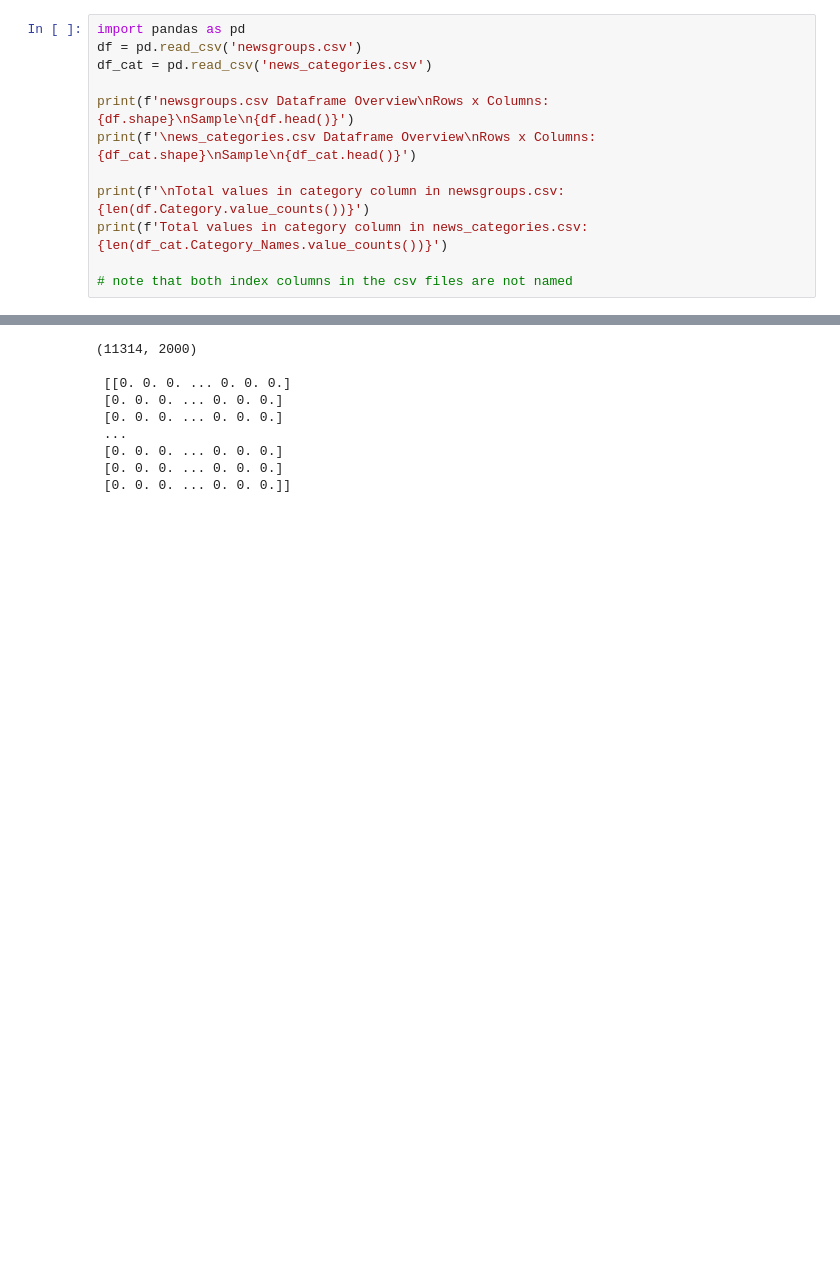
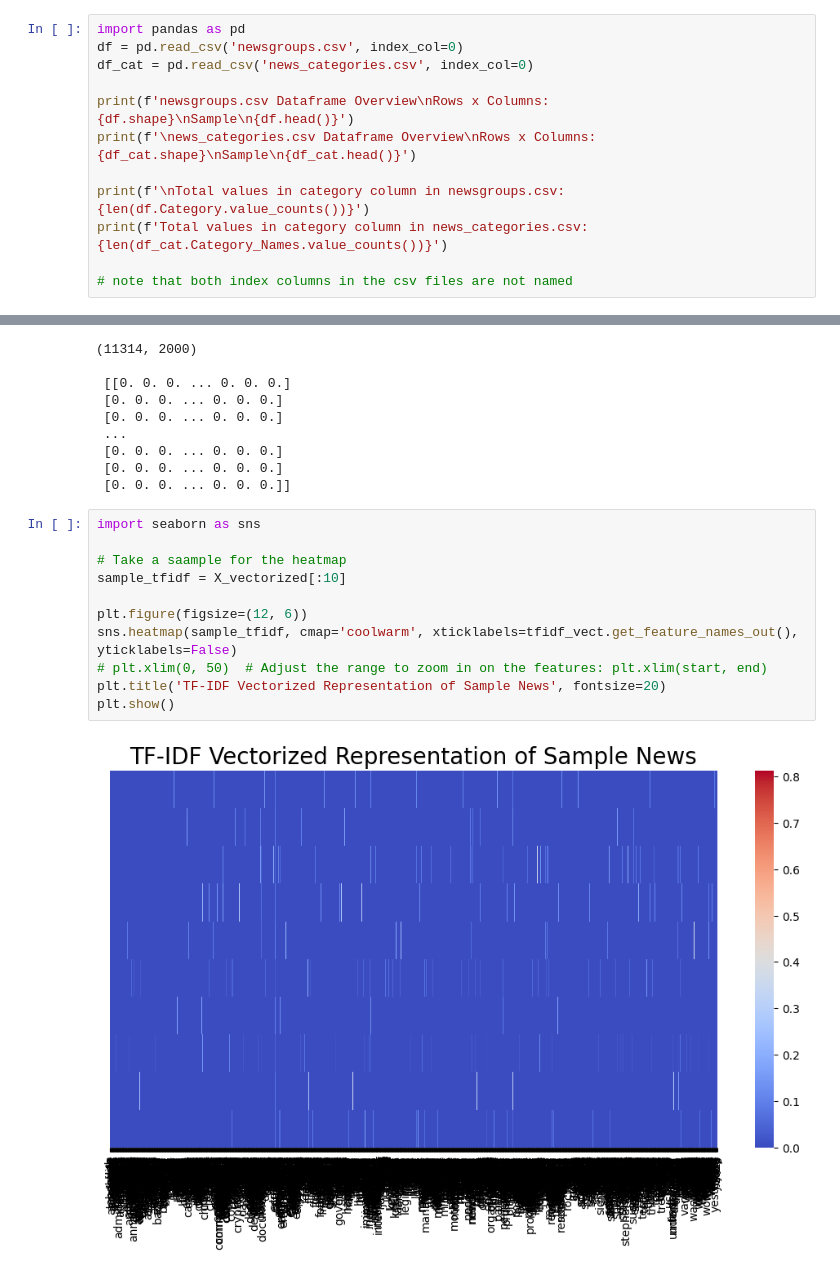
Before and after one commit to enduringwriter/Artificial_Intelligence_COMSC_150AI, a Jupyter notebook: As12_NLP_News_Category_Classification/as_nlp_news_Keith_Stateson.ipynb, the cells around one changed output, grey strips where cells are left out. Saved outputs shown, nothing was run; the diff lists cells and outputs as text; blank space fills up the shorter version.

```diff
--- a/As12_NLP_News_Category_Classification/as_nlp_news_Keith_Stateson.ipynb
+++ b/As12_NLP_News_Category_Classification/as_nlp_news_Keith_Stateson.ipynb
@@ -246,8 +246,8 @@ The dataset provided is representative of typical news articles. The TF-IDF vect
 ## Import Libraries and Load and Analyze the Datasets
 # %%
 import pandas as pd
-df = pd.read_csv('newsgroups.csv')
-df_cat = pd.read_csv('news_categories.csv')
+df = pd.read_csv('newsgroups.csv', index_col=0)
+df_cat = pd.read_csv('news_categories.csv', index_col=0)
 
 print(f'newsgroups.csv Dataframe Overview\nRows x Columns: {df.shape}\nSample\n{df.head()}')
 print(f'\news_categories.csv Dataframe Overview\nRows x Columns: {df_cat.shape}\nSample\n{df_cat.head()}')
@@ -429,3 +428,16 @@ print('\n', X_vectorized)
  [0. 0. 0. ... 0. 0. 0.]
  [0. 0. 0. ... 0. 0. 0.]
  [0. 0. 0. ... 0. 0. 0.]]
+# %%
+import seaborn as sns
+
+# Take a saample for the heatmap
+sample_tfidf = X_vectorized[:10]
+
+plt.figure(figsize=(12, 6))
+sns.heatmap(sample_tfidf, cmap='coolwarm', xticklabels=tfidf_vect.get_feature_names_out(), yticklabels=False)
+# plt.xlim(0, 50)  # Adjust the range to zoom in on the features: plt.xlim(start, end)
+plt.title('TF-IDF Vectorized Representation of Sample News', fontsize=20)
+plt.show()
+# %% [output]
+[figure, added]
```
Also changed, not shown: parts of 8 cells of this notebook, 2 other files.
